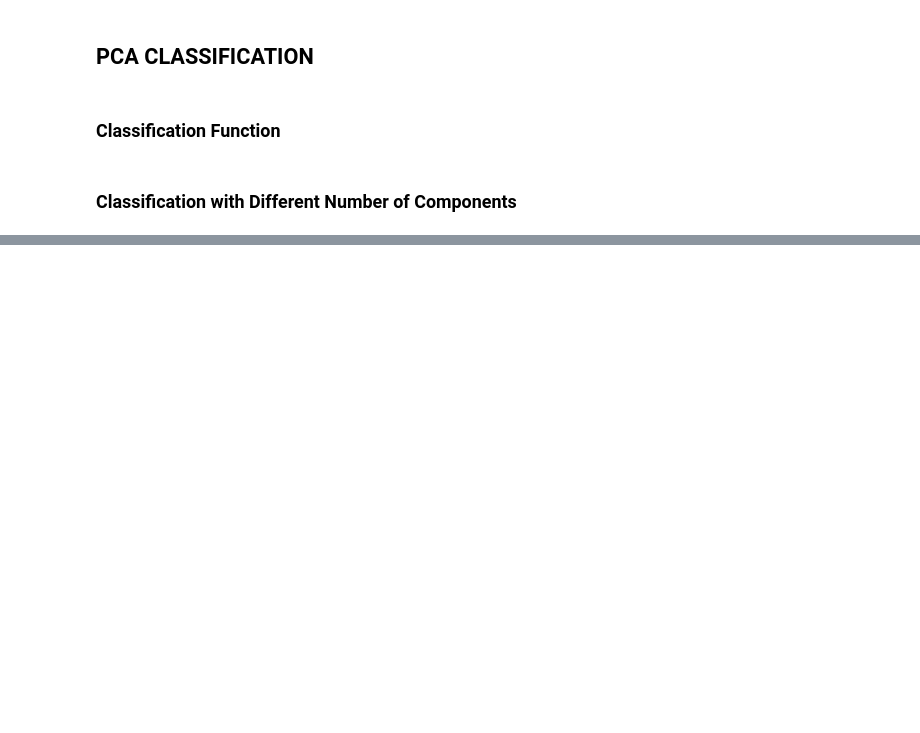
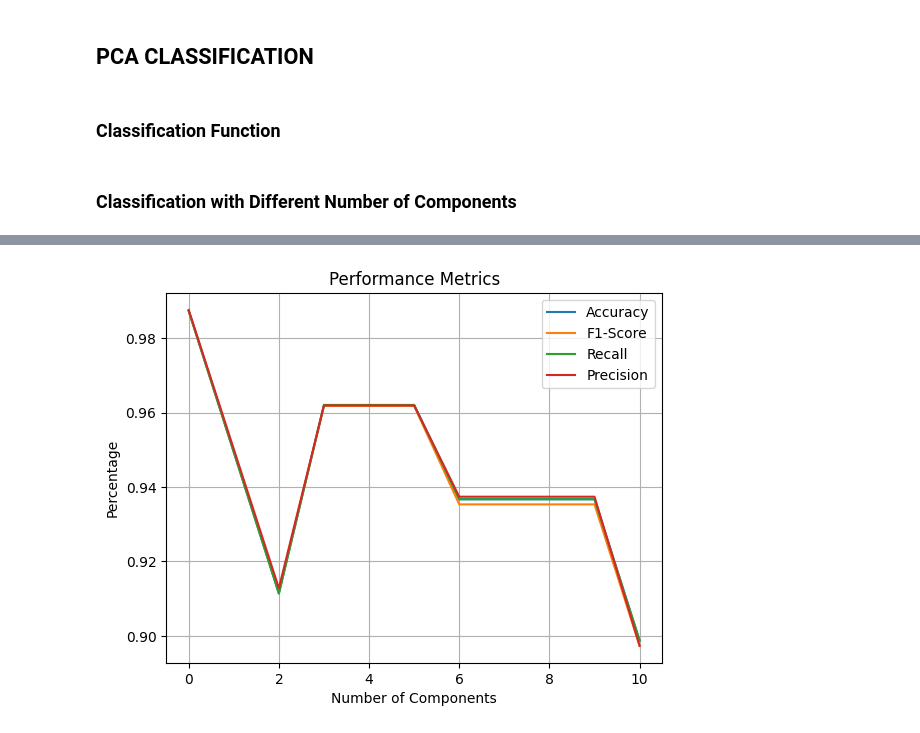
Before and after one commit to esanolad/kidney_disease_classification, a Jupyter notebook: classify.ipynb, the cells around one changed output, grey strips where cells are left out. Drawn from its saved outputs; the diff is of its cells as text; code cells hidden in the pictures; blank space fills up the shorter version.

Commit message:
adds metrics

```diff
--- a/classify.ipynb
+++ b/classify.ipynb
@@ -333,0 +415,14 @@ pd.DataFrame(data_array, index=list(range(2,11)))
+# %%
+sns.lineplot(data=data, x='components', y='Accuracy', label='Accuracy')
+sns.lineplot(data=data, x='components', y='f1', label='F1-Score')
+sns.lineplot(data=data, x='components', y='Recall', label='Recall')
+sns.lineplot(data=data, x='components', y='Precision', label='Precision')
+plt.title('Performance Metrics')
+plt.xlabel('Number of Components')
+plt.ylabel('Percentage')
+plt.axis('tight')
+plt.grid()
+plt.legend()
+plt.show()
+# %% [output]
+[figure, added]
```
Also changed, not shown: parts of 23 cells of this notebook.
